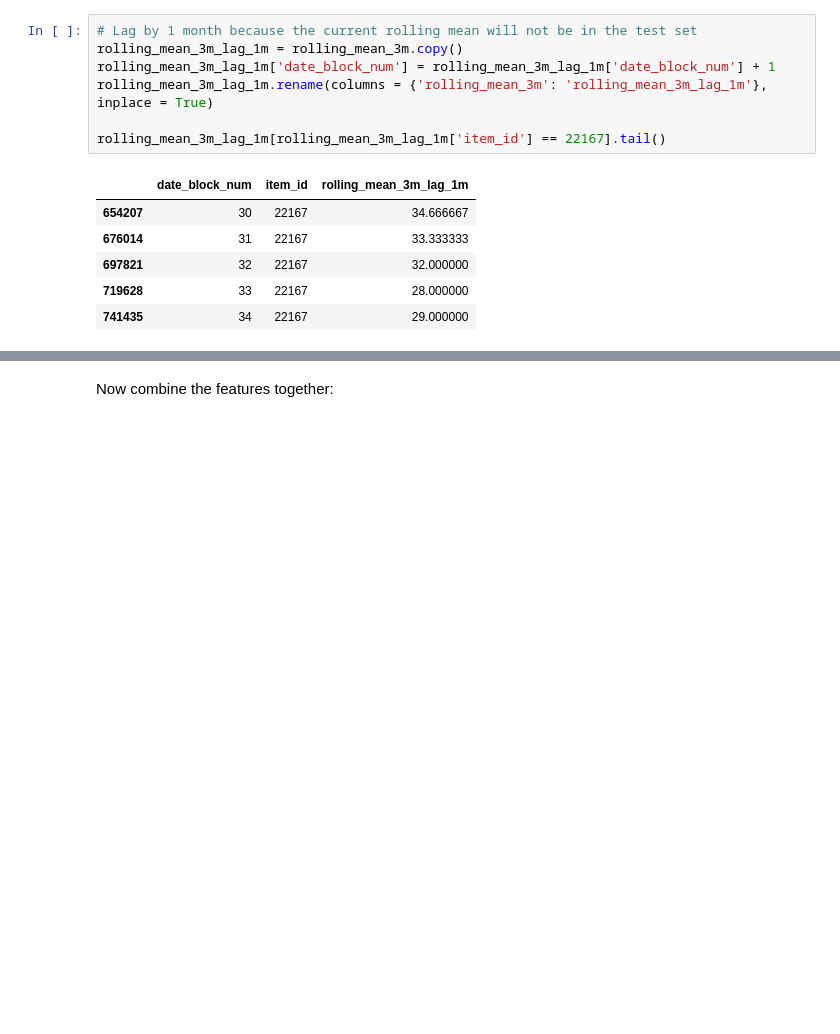
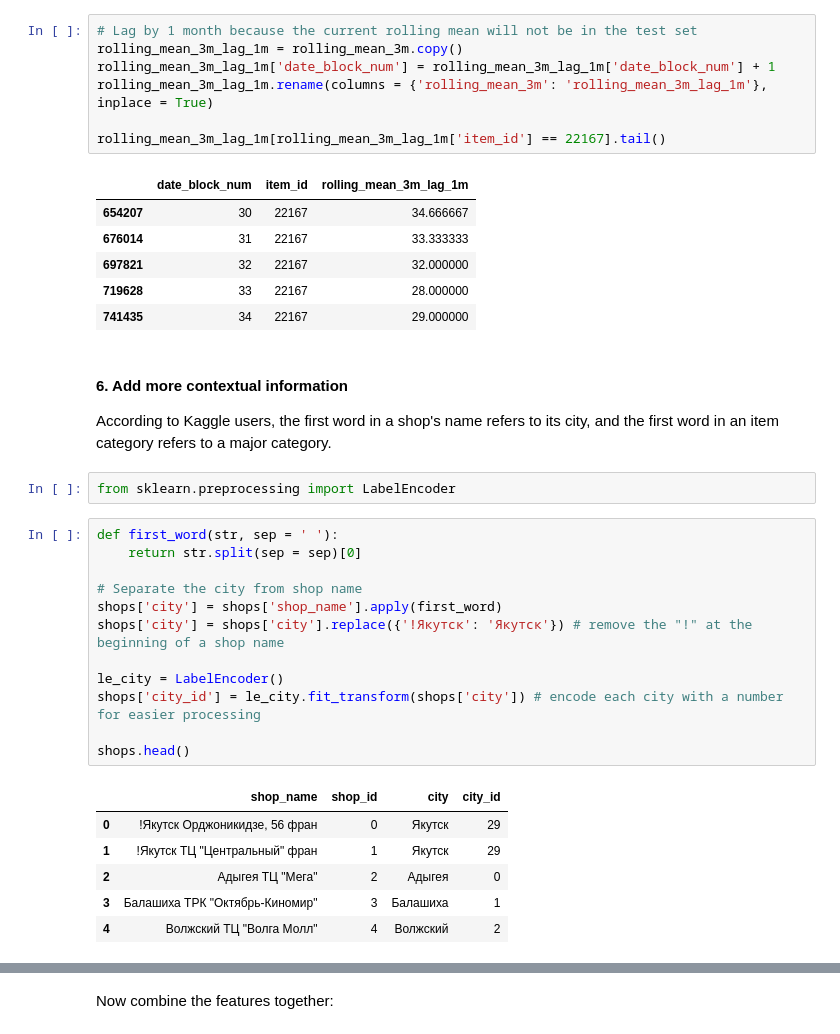
Before and after one commit to thaianle/future-sales-prediction, a Jupyter notebook: 02_modeling.ipynb, the cells around one changed output, grey strips where cells are left out. Cells and saved outputs as stored; diff of their text form; blank space fills up the shorter version.

```diff
--- a/02_modeling.ipynb
+++ b/02_modeling.ipynb
@@ -972,3 +970,28 @@ rolling_mean_3m_lag_1m[rolling_mean_3m_lag_1m['item_id'] == 22167].tail()
 | 697821 | 32 | 22167 | 32.000000 |
 | 719628 | 33 | 22167 | 28.000000 |
 | 741435 | 34 | 22167 | 29.000000 |
+# %% [markdown]
+#### 6. Add more contextual information
+
+According to Kaggle users, the first word in a shop's name refers to its city, and the first word in an item category refers to a major category.
+# %%
+from sklearn.preprocessing import LabelEncoder
+# %%
+def first_word(str, sep = ' '):
+    return str.split(sep = sep)[0]
+
+# Separate the city from shop name
+shops['city'] = shops['shop_name'].apply(first_word)
+shops['city'] = shops['city'].replace({'!Якутск': 'Якутск'}) # remove the "!" at the beginning of a shop name
+
+le_city = LabelEncoder()
+shops['city_id'] = le_city.fit_transform(shops['city']) # encode each city with a number for easier processing
+
+shops.head()
+# %% [output]
+|  | shop_name | shop_id | city | city_id |
+| 0 | !Якутск Орджоникидзе, 56 фран | 0 | Якутск | 29 |
+| 1 | !Якутск ТЦ "Центральный" фран | 1 | Якутск | 29 |
+| 2 | Адыгея ТЦ "Мега" | 2 | Адыгея | 0 |
+| 3 | Балашиха ТРК "Октябрь-Киномир" | 3 | Балашиха | 1 |
+| 4 | Волжский ТЦ "Волга Молл" | 4 | Волжский | 2 |
```
Also changed, not shown: parts of 9 cells of this notebook.
